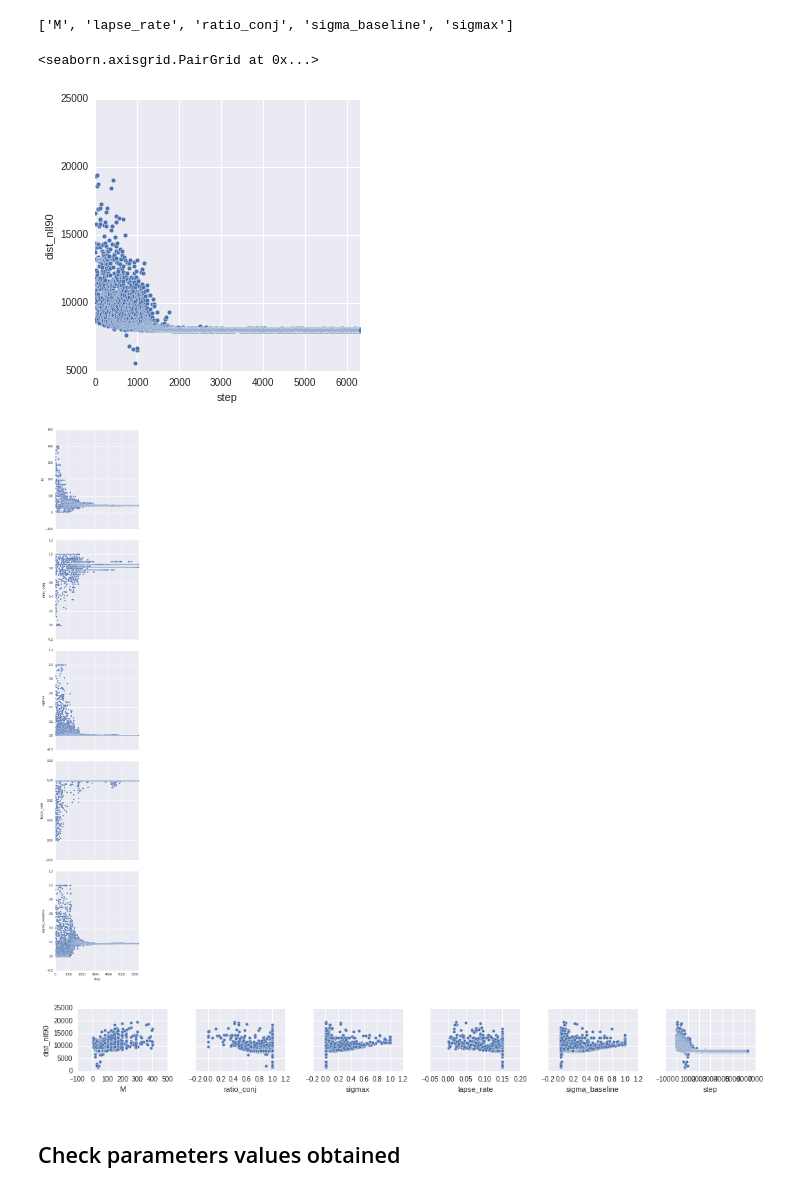
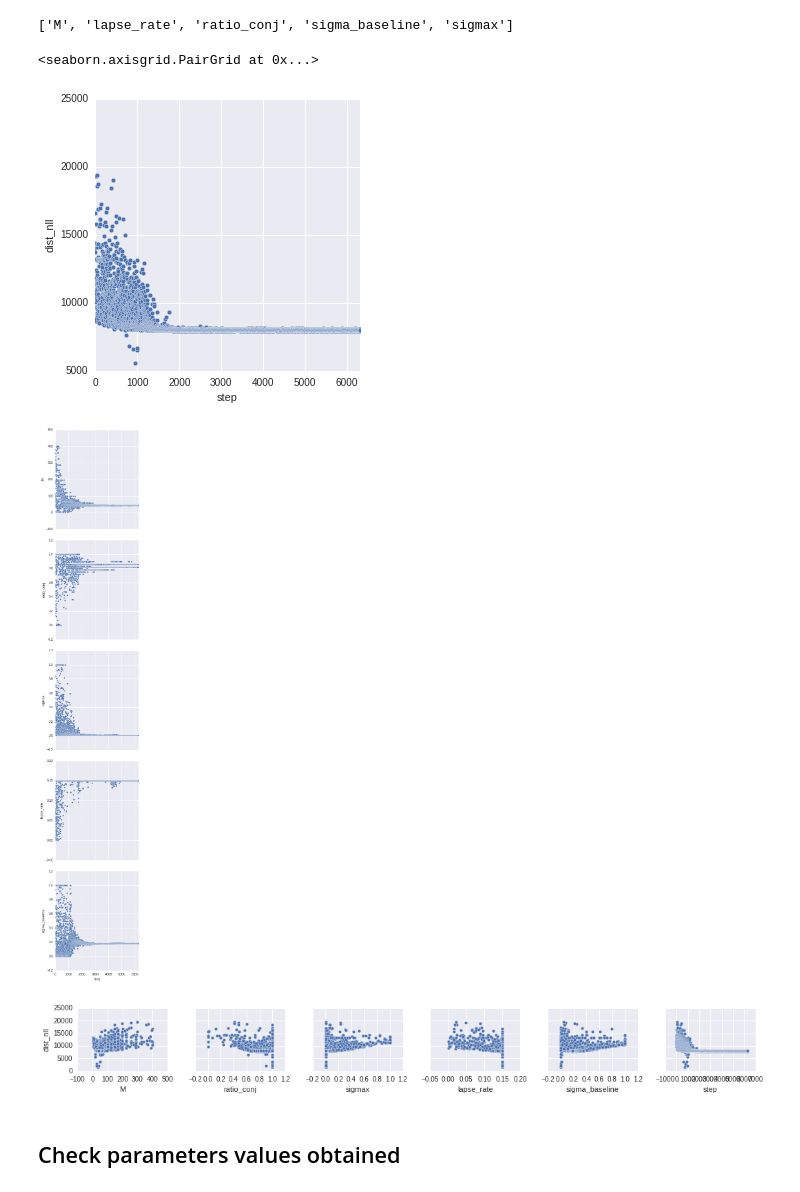
Before and after one commit to Azhag/Bayesian-visual-working-memory, a Jupyter notebook: Experiments/fitexperiment_sigmabaseline_cmaes_08_2016/notebook_fitexperimentallt_sigmabase_cmaes_3try_090816.ipynb, the cells around one changed output. Drawn from its saved outputs; the diff is of its cells as text; code cells hidden in the pictures.

```diff
--- a/Experiments/fitexperiment_sigmabaseline_cmaes_08_2016/notebook_fitexperimentallt_sigmabase_cmaes_3try_090816.ipynb
+++ b/Experiments/fitexperiment_sigmabaseline_cmaes_08_2016/notebook_fitexperimentallt_sigmabase_cmaes_3try_090816.ipynb
@@ -51,8 +51,10 @@ parameter_names_sorted
 # %% [output]
 ['M', 'lapse_rate', 'ratio_conj', 'sigma_baseline', 'sigmax']
 # %%
+metric = 'dist_nll'
+
 df_all_fits = pd.DataFrame.from_items([('step', np.arange(fitness.size)),
-                                       ('dist_nll90', np.ma.masked_greater(fitness.flatten(), 1e8))] +
+                                       (metric, np.ma.masked_greater(fitness.flatten(), 1e8))] +
                                       [(param, candidates_parameters[:, param_i])
                                            for param_i, param in enumerate(parameter_names_sorted)])
 # %%
@@ -64,36 +66,36 @@ df_all_fits.loc[:, 'ratio_conj'] = ratio_corrected
 # Filter rows where LL > cutoff value and remove lapse_rate > cutoff
 LL_max_cutoff = 20000
 
-df_best_fits = df_all_fits[df_all_fits.dist_nll90 < LL_max_cutoff]
+df_best_fits = df_all_fits[df_all_fits[metric] < LL_max_cutoff]
 # %%
 # Learning curve
 g = sns.pairplot(df_best_fits,
-             y_vars=['dist_nll90'],
+             y_vars=[metric],
              x_vars=['step'],
              size=5
             )
 g.set(ylim=(5000, 25000),
       xlim=(-1, df_best_fits['step'].max())
      )
 
 
 # Check training of parameters
 g = sns.pairplot(df_best_fits,
              y_vars=['M', 'ratio_conj', 'sigmax', 'lapse_rate', 'sigma_baseline'],
              x_vars=['step'],
              size=5
             )
 g.set(xlim=(-1, df_best_fits['step'].max()))
 
 
 # Check parameters effects
 sns.pairplot(df_best_fits,
              x_vars=['M', 'ratio_conj', 'sigmax', 'lapse_rate', 'sigma_baseline', 'step'],
-             y_vars=['dist_nll90'],
+             y_vars=[metric],
             )
 # %% [output]
 <seaborn.axisgrid.PairGrid at 0x...>
-[figure, old version]
+[figure, new version]
 [figure]
 [figure]
 # %% [markdown]
```
Also changed, not shown: parts of 8 cells of this notebook, 6 other files.
